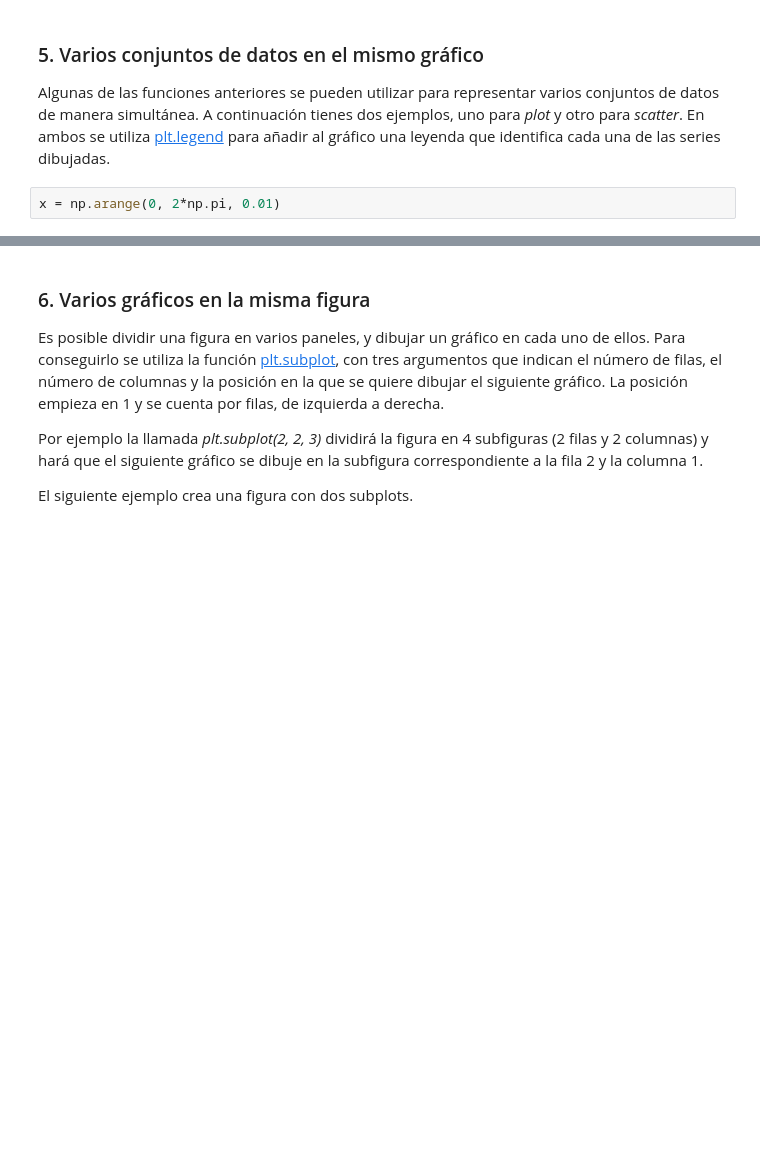
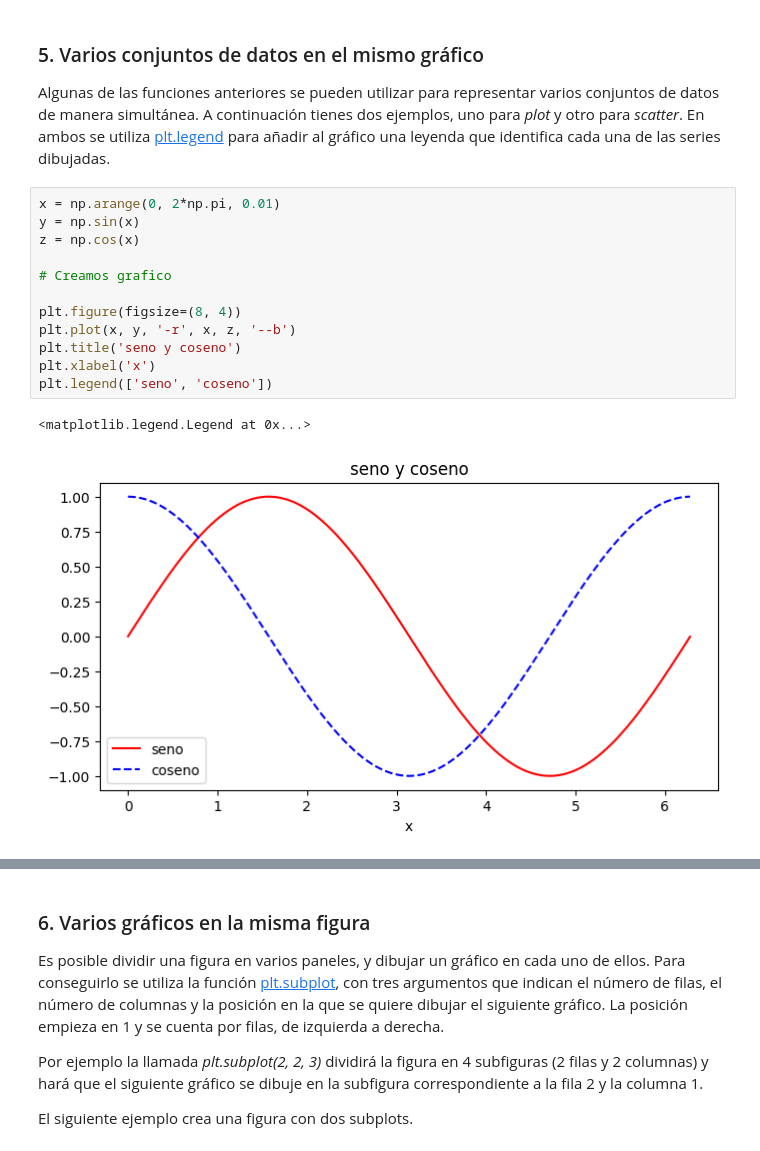
Before and after one commit to jairosann/Practicas-de-Python, a Jupyter notebook: Apuntes programación python/matplotlib.ipynb, the cells around one changed output, grey strips where cells are left out. Cells and saved outputs as stored; diff of their text form; blank space fills up the shorter version.

```diff
--- a/Apuntes programación python/matplotlib.ipynb
+++ b/Apuntes programación python/matplotlib.ipynb
@@ -181,3 +183,16 @@ ValueError: x and y must be the same size
 Algunas de las funciones anteriores se pueden utilizar para representar varios conjuntos de datos de manera simultánea. A continuación tienes dos ejemplos, uno para *plot* y otro para *scatter*. En ambos se utiliza <a href="http://matplotlib.org/api/pyplot_api.html#matplotlib.pyplot.legend">plt.legend</a> para añadir al gráfico una leyenda que identifica cada una de las series dibujadas.
 # %%
 x = np.arange(0, 2*np.pi, 0.01)
+y = np.sin(x)
+z = np.cos(x)
+
+# Creamos grafico
+
+plt.figure(figsize=(8, 4))
+plt.plot(x, y, '-r', x, z, '--b')
+plt.title('seno y coseno')
+plt.xlabel('x')
+plt.legend(['seno', 'coseno'])
+# %% [output]
+<matplotlib.legend.Legend at 0x...>
+[figure, added]
```
Also changed, not shown: parts of 14 cells of this notebook, 3 other files.
